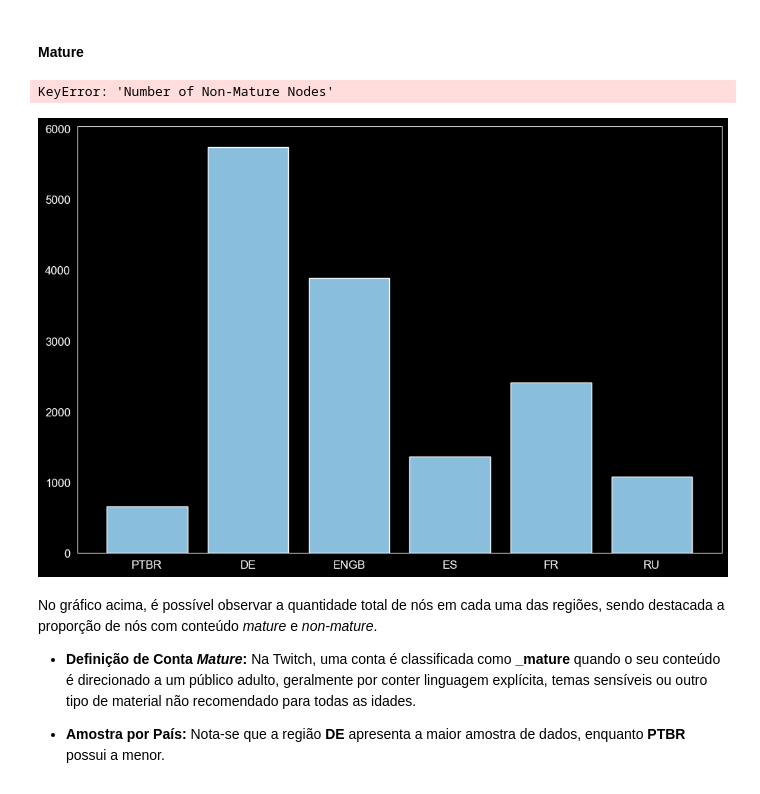
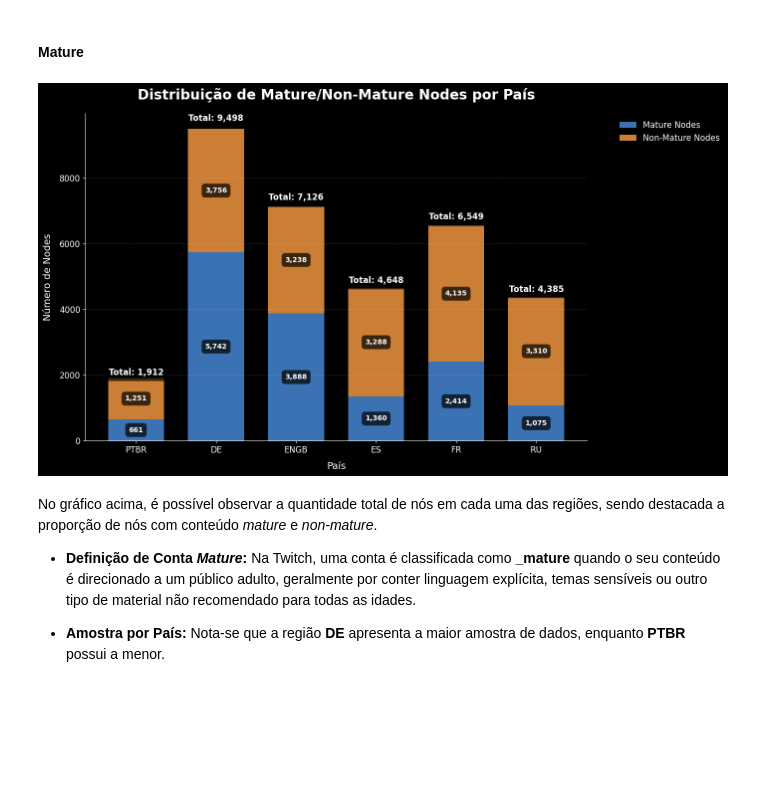
Before and after one commit to Vullkano/ARA, a Jupyter notebook: Projeto/Twitch/notebooks/1.SeeAllRegion.ipynb, the cells around one changed output. Cells and saved outputs as stored; diff of their text form; code cells hidden in the pictures; blank space fills up the shorter version.

```diff
--- a/Projeto/Twitch/notebooks/1.SeeAllRegion.ipynb
+++ b/Projeto/Twitch/notebooks/1.SeeAllRegion.ipynb
@@ -30,3 +30,6 @@ countries = ["PTBR", "DE", "ENGB", "ES", "FR", "RU"]
 
 # Configuração de estilo dos gráficos
 TwitchGraphs.setup_style()
+# %%
+output_dir = Path.cwd().parent / 'docs' / 'Imagens'
+output_dir
@@ -83,24 +88,9 @@ df
 # %% [markdown]
 #### **Mature**
 # %%
-# Plotar as barras para "Mature Nodes" e "Non-Mature Nodes"
-plt.bar(df['Country'], df['Number of Mature Nodes'], label='Mature Nodes', color=sns.color_palette("Blues")[2])
-plt.bar(df['Country'], df['Number of Non-Mature Nodes'], bottom=df['Number of Mature Nodes'], label='Non-Mature Nodes', color=sns.color_palette("Oranges")[2])
-
-# Adicionar título e rótulos
-plt.title('Número de Mature e Non-Mature Nodes por País', fontsize=16)
-plt.xlabel('País', fontsize=12)
-plt.ylabel('Número de Nós', fontsize=12)
-
-# Adicionar legenda
-plt.legend()
-
-# Exibir o gráfico
-plt.tight_layout()
-plt.show()
+TwitchGraphs.plot_mature_nodes_distribution(df, output_dir)
 # %% [output]
-KeyError: 'Number of Non-Mature Nodes'
-[figure, old version]
+[figure, new version]
 # %% [markdown]
 No gráfico acima, é possível observar a quantidade total de nós em cada uma das regiões, sendo destacada a proporção de nós com conteúdo _mature_ e _non-mature_.
 
```
Also changed, not shown: parts of 19 cells of this notebook, 5 other files.
